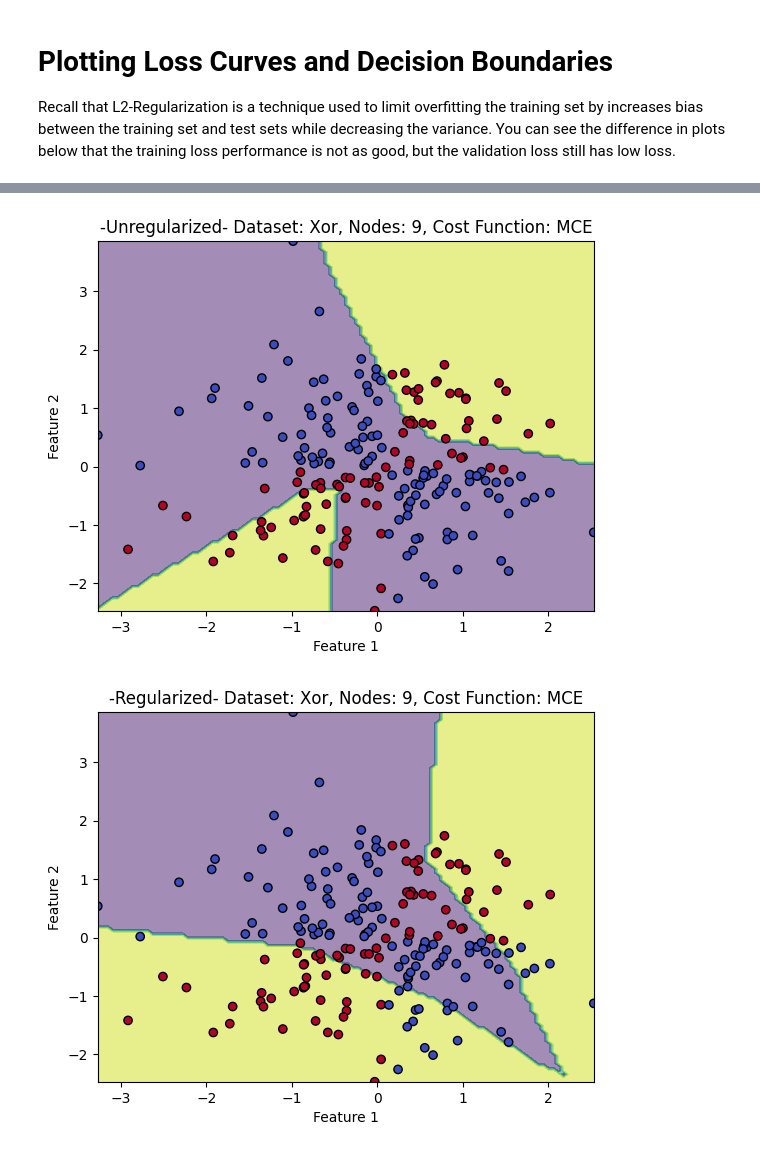
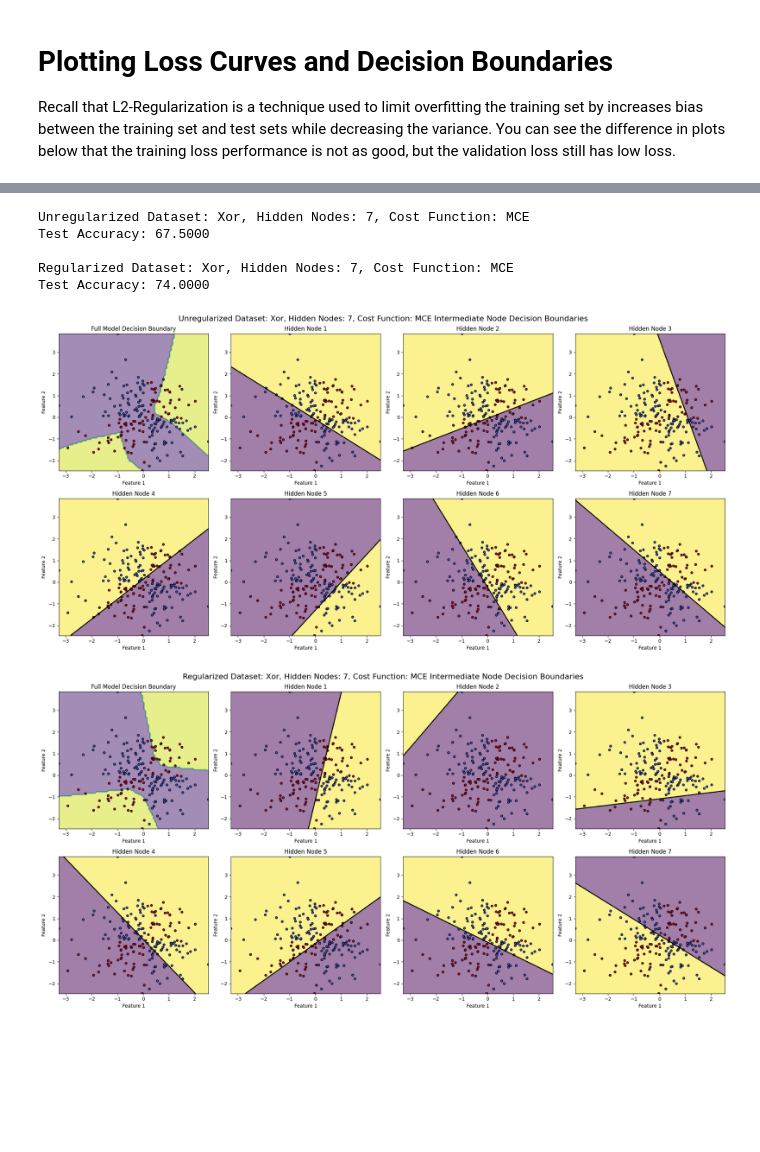
Before and after one commit to Pmcslarrow/hw_3_ml, a Jupyter notebook: p1.ipynb, the cells around one changed output, grey strips where cells are left out. Cells and saved outputs as stored; diff of their text form; code cells hidden in the pictures; blank space fills up the shorter version.

```diff
--- a/p1.ipynb
+++ b/p1.ipynb
@@ -16,7 +16,7 @@ import matplotlib.pyplot as plt
 csv_file_prefix = 'xor'
 # csv_file_prefix = 'center_surround'
 
-hidden_size = 9
+hidden_size = 7
 lr=0.001
 num_epochs = 200
 lambda_val = 0.002
@@ -271,6 +290,18 @@ plot_loss_curves(train_losses_with_reg, valid_losses_with_reg, postfix="With reg
+# %%
+print(f"Unregularized Dataset: {csv_file_prefix.capitalize()}, Hidden Nodes: {hidden_size}, Cost Function: MCE")
+test_accuracy = test(model_no_reg, test_loader)
+print()
+print(f"Regularized Dataset: {csv_file_prefix.capitalize()}, Hidden Nodes: {hidden_size}, Cost Function: MCE")
+test_accuracy = test(model_with_reg, test_loader)
+# %% [output]
+Unregularized Dataset: Xor, Hidden Nodes: 7, Cost Function: MCE
+Test Accuracy: 67.5000
+
+Regularized Dataset: Xor, Hidden Nodes: 7, Cost Function: MCE
+Test Accuracy: 74.0000
 # %%
-plot_decision_boundaries(model_no_reg, title=f"-Unregularized- Dataset: {csv_file_prefix.capitalize()}, Nodes: {hidden_size}, Cost Function: MCE")
-plot_decision_boundaries(model_with_reg, title=f"-Regularized- Dataset: {csv_file_prefix.capitalize()}, Nodes: {hidden_size}, Cost Function: MCE")
+plot_intermediate_boundaries(model_no_reg, title=f"Unregularized Dataset: {csv_file_prefix.capitalize()}, Hidden Nodes: {hidden_size}, Cost Function: MCE")
+plot_intermediate_boundaries(model_with_reg, title=f"Regularized Dataset: {csv_file_prefix.capitalize()}, Hidden Nodes: {hidden_size}, Cost Function: MCE")
 # %% [output]
-[figure, old version]
+[figure, new version]
-[figure, old version]
+[figure, new version]
```
Also changed, not shown: parts of 8 cells of this notebook, 2 other files.
